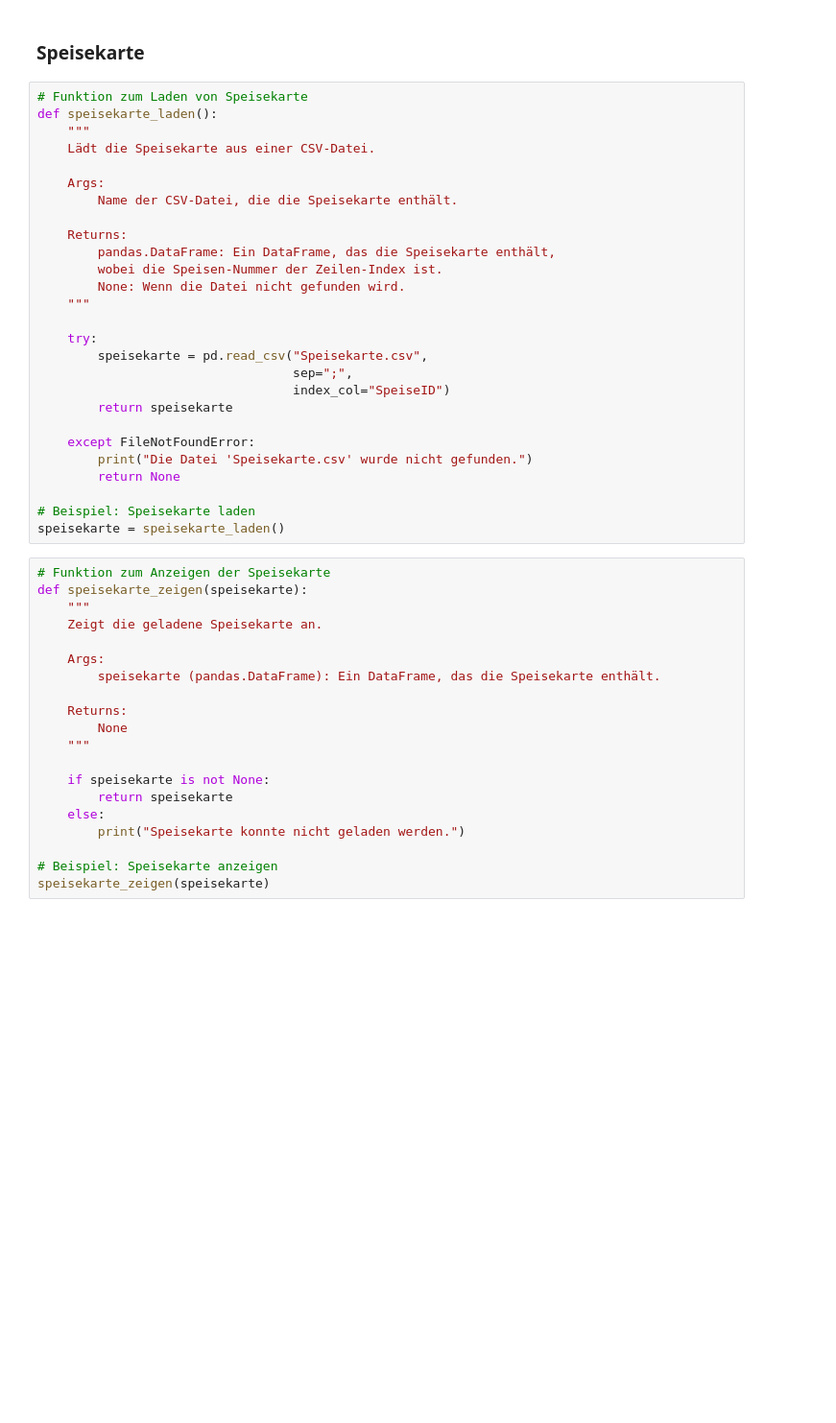
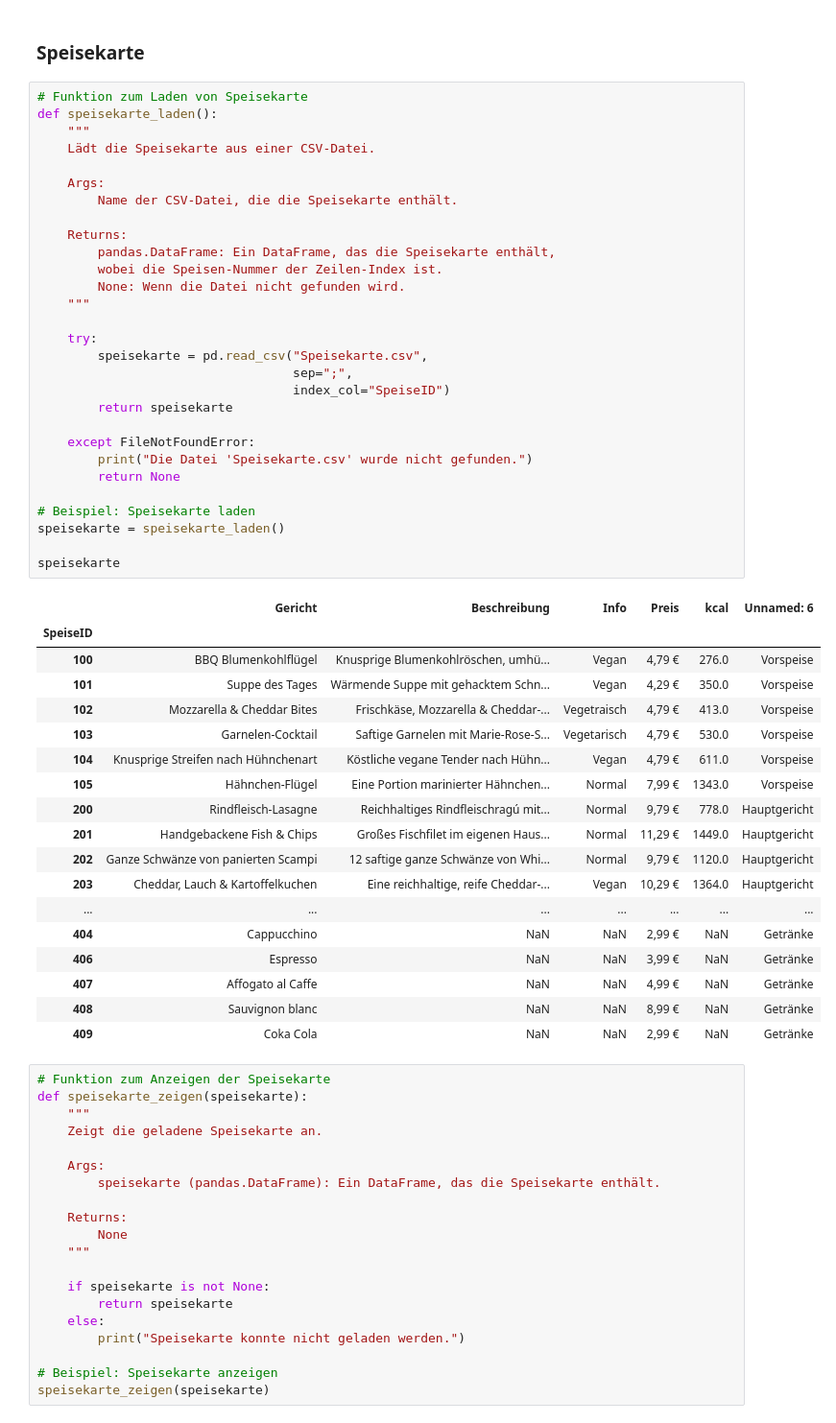
Before and after one commit to lisabeller/Praxisprojekt-Python-Bestelltool, a Jupyter notebook: Bestelltool_neu.ipynb, the cells around one changed output. Shown: that part at 96% size. Drawn from its saved outputs; the diff is of its cells as text; blank space fills up the shorter version.

```diff
--- a/Bestelltool_neu.ipynb
+++ b/Bestelltool_neu.ipynb
@@ -10,30 +10,51 @@ from datetime import datetime
 # %%
 # Funktion zum Laden von Speisekarte
 def speisekarte_laden():
     """
     Lädt die Speisekarte aus einer CSV-Datei.
 
     Args:
         Name der CSV-Datei, die die Speisekarte enthält.
 
     Returns:
         pandas.DataFrame: Ein DataFrame, das die Speisekarte enthält,
         wobei die Speisen-Nummer der Zeilen-Index ist.
         None: Wenn die Datei nicht gefunden wird.
     """
 
     try:
         speisekarte = pd.read_csv("Speisekarte.csv",
                                   sep=";",
                                   index_col="SpeiseID")
         return speisekarte
 
     except FileNotFoundError:
         print("Die Datei 'Speisekarte.csv' wurde nicht gefunden.")
         return None
 
 # Beispiel: Speisekarte laden
 speisekarte = speisekarte_laden()
+
+speisekarte
+# %% [output]
+|  | Gericht | Beschreibung | Info | Preis | kcal | Unnamed: 6 |
+| SpeiseID |  |  |  |  |  |  |
+| 100 | BBQ Blumenkohlflügel | Knusprige Blumenkohlröschen, umhü... | Vegan | 4,79 € | 276.0 | Vorspeise |
+| 101 | Suppe des Tages | Wärmende Suppe mit gehacktem Schn... | Vegan | 4,29 € | 350.0 | Vorspeise |
+| 102 | Mozzarella & Cheddar Bites | Frischkäse, Mozzarella & Cheddar-... | Vegetraisch | 4,79 € | 413.0 | Vorspeise |
+| 103 | Garnelen-Cocktail | Saftige Garnelen mit Marie-Rose-S... | Vegetarisch | 4,79 € | 530.0 | Vorspeise |
+| 104 | Knusprige Streifen nach Hühnchenart | Köstliche vegane Tender nach Hühn... | Vegan | 4,79 € | 611.0 | Vorspeise |
+| 105 | Hähnchen-Flügel | Eine Portion marinierter Hähnchen... | Normal | 7,99 € | 1343.0 | Vorspeise |
+| 200 | Rindfleisch-Lasagne | Reichhaltiges Rindfleischragú mit... | Normal | 9,79 € | 778.0 | Hauptgericht |
+| 201 | Handgebackene Fish & Chips | Großes Fischfilet im eigenen Haus... | Normal | 11,29 € | 1449.0 | Hauptgericht |
+| 202 | Ganze Schwänze von panierten Scampi | 12 saftige ganze Schwänze von Whi... | Normal | 9,79 € | 1120.0 | Hauptgericht |
+| 203 | Cheddar, Lauch & Kartoffelkuchen | Eine reichhaltige, reife Cheddar-... | Vegan | 10,29 € | 1364.0 | Hauptgericht |
+| ... | ... | ... | ... | ... | ... | ... |
+| 404 | Cappucchino | NaN | NaN | 2,99 € | NaN | Getränke |
+| 406 | Espresso | NaN | NaN | 3,99 € | NaN | Getränke |
+| 407 | Affogato al Caffe | NaN | NaN | 4,99 € | NaN | Getränke |
+| 408 | Sauvignon blanc | NaN | NaN | 8,99 € | NaN | Getränke |
+| 409 | Coka Cola | NaN | NaN | 2,99 € | NaN | Getränke |
 # %%
 # Funktion zum Anzeigen der Speisekarte
 def speisekarte_zeigen(speisekarte):
```
